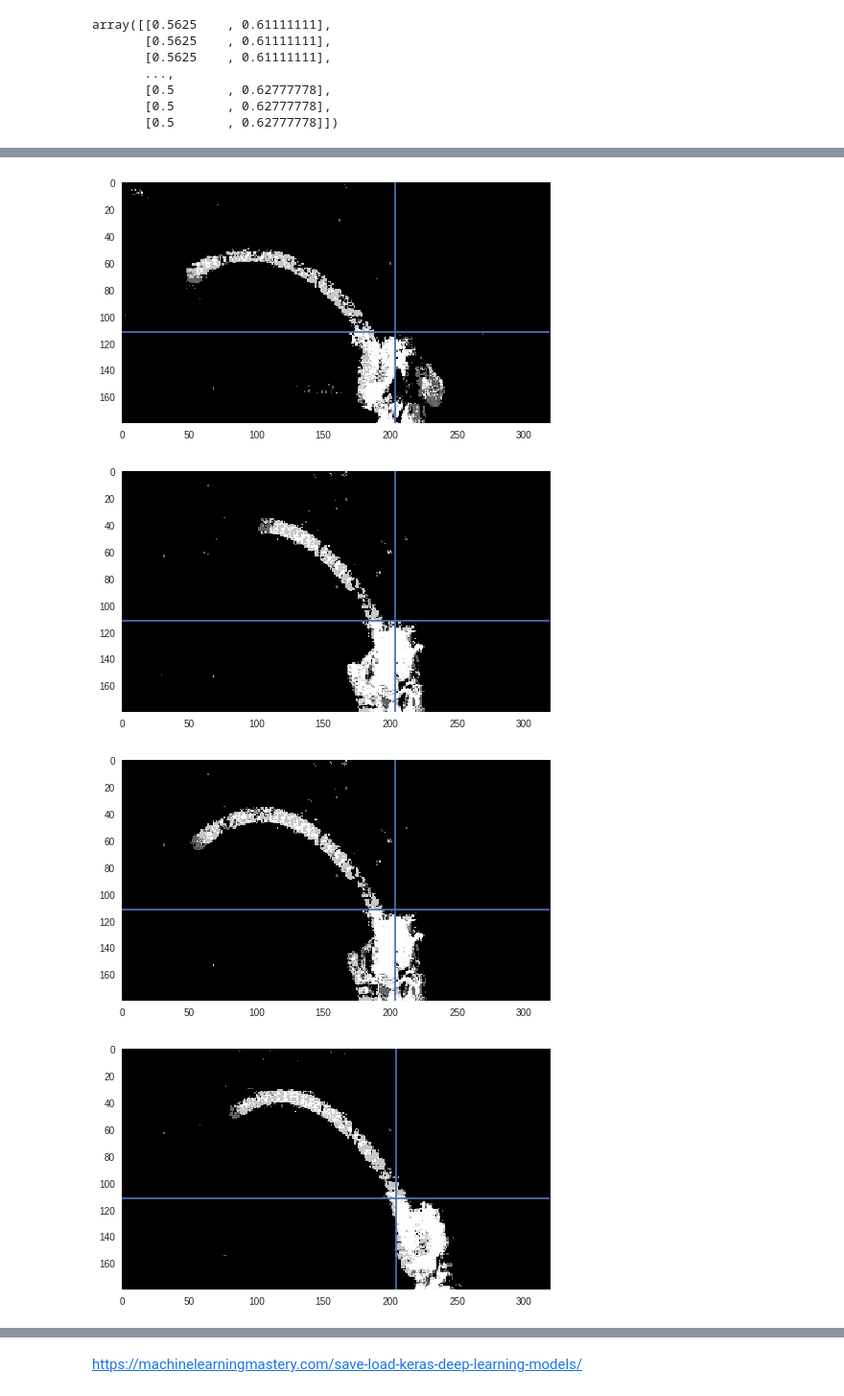
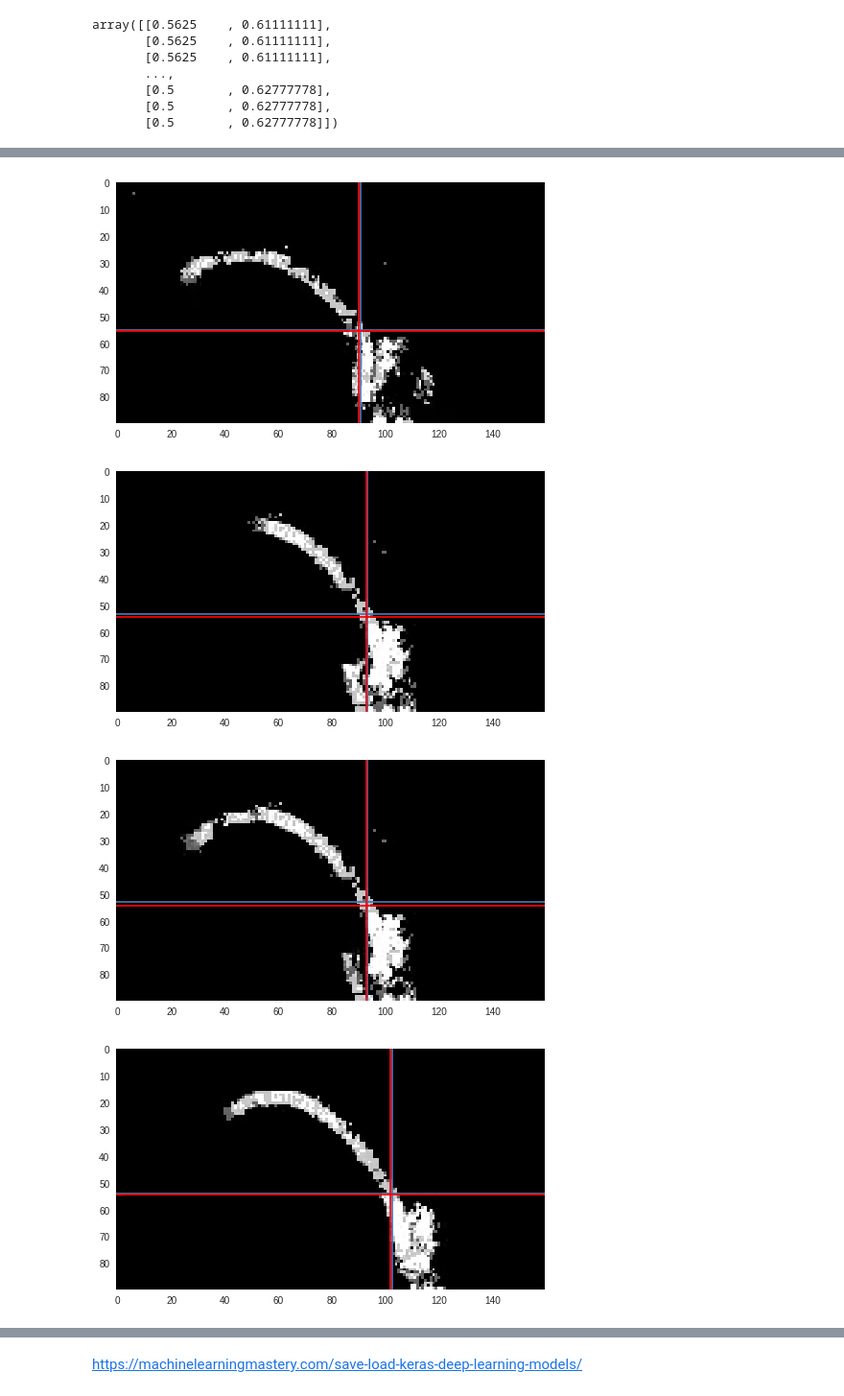
Before and after one commit to ZackAkil/optimising-basketball, a Jupyter notebook: shot prediction/where_did_i_shoot_from.ipynb, the cells around one changed output, grey strips where cells are left out. Shown at 96% size. Saved outputs shown, nothing was run; the diff lists cells and outputs as text; code cells hidden in the pictures.

```diff
--- a/shot prediction/where_did_i_shoot_from.ipynb
+++ b/shot prediction/where_did_i_shoot_from.ipynb
@@ -232,3 +350,6 @@ del(X)
 # %%
+X_train = new_data
+y_train = new_y
+
 X_train = (X_train / 255.).astype(np.float16)
-X_test = (X_test / 255.).astype(np.float16)
+# X_test = (X_test / 255.).astype(np.float16)
@@ -261,13 +400,15 @@ input_shape = (180, 320, 1)
+# %%
+input_shape = (data_shape[1], data_shape[2], 1)
 # %%
 model = Sequential()
-model.add(Conv2D(4, kernel_size=(3, 3),
+model.add(Conv2D(16, kernel_size=(3, 3),
                  activation='relu',
                  input_shape=input_shape))
-# model.add(Conv2D(4, (3, 3), activation='relu'))
+model.add(Conv2D(8, (3, 3), activation='relu'))
 model.add(MaxPooling2D(pool_size=(2, 2)))
 model.add(Dropout(0.5))
 model.add(Flatten())
-model.add(Dense(8, activation='relu'))
+model.add(Dense(16, activation='relu'))
 model.add(Dropout(0.5))
 model.add(Dense(2, activation='linear'))
 # %%
@@ -314,13 +461,19 @@ def gray_to_channel(image):
 # %%
-def show_frames(X, y, m=10):
+def show_frames(X, y, m=10, true_y=None):
   print(X.shape, y.shape)
 
 
   for i in range(m):
 
     plt.imshow(gray_to_channel(X[i]))
-    plt.axvline(y[i, 0]*320)
-    plt.axhline(y[i, 1]*180)
+    plt.axvline(y[i, 0]*data_shape[2])
+    plt.axhline(y[i, 1]*data_shape[1])
+
+    if true_y is not None:
+      plt.axvline(true_y[i, 0]*data_shape[2], c='r')
+      plt.axhline(true_y[i, 1]*data_shape[1], c='r')
+
+
     plt.grid(False)
     plt.show()
 # %%
@@ -336,4 +514,4 @@ array([[0.5625    , 0.61111111],
 # %%
 pred = model.predict(X_test)
-show_frames(X_test[::10], pred[::10], m=5)
+show_frames(X_test[::10], pred[::10], m=50,  true_y=y_test[::10])
 # %% [output]
@@ -342,4 +520,4 @@ show_frames(X_test[::10], pred[::10], m=5)
-[figure, old version]
+[figure, new version]
-[figure, old version]
+[figure, new version]
-[figure, old version]
+[figure, new version]
-[figure, old version]
+[figure, new version]
```
Also changed, not shown: parts of 54 cells of this notebook.
